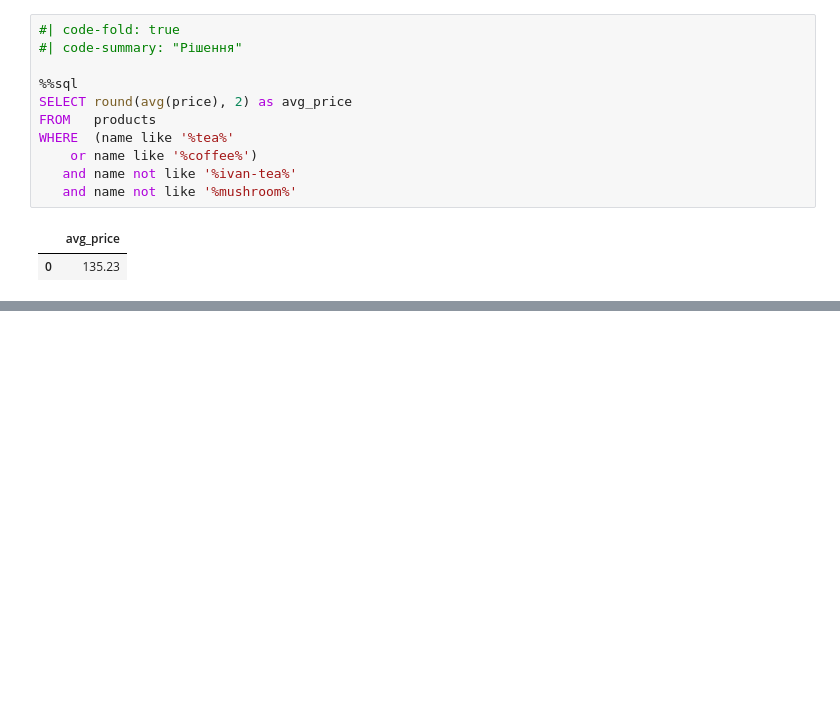
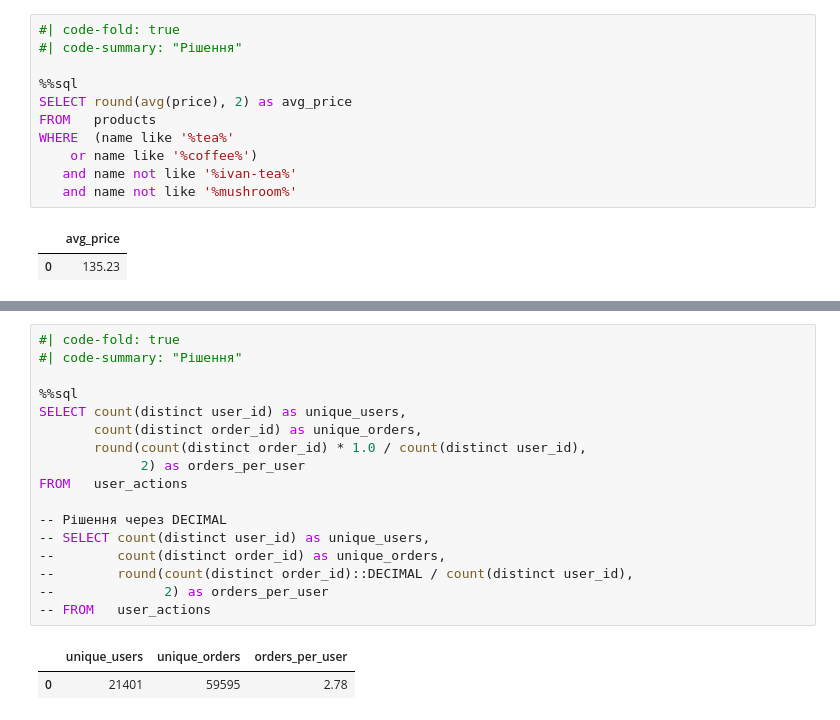
Before and after one commit to Aranaur/py4ds, a Jupyter notebook: sql_agg.ipynb, the cells around one changed output, grey strips where cells are left out. Drawn from its saved outputs; the diff is of its cells as text; blank space fills up the shorter version.

```diff
--- a/sql_agg.ipynb
+++ b/sql_agg.ipynb
@@ -650,0 +770,20 @@ WHERE  (name like '%tea%'
+# %%
+#| code-fold: true
+#| code-summary: "Рішення"
+
+%%sql
+SELECT count(distinct user_id) as unique_users,
+       count(distinct order_id) as unique_orders,
+       round(count(distinct order_id) * 1.0 / count(distinct user_id),
+             2) as orders_per_user
+FROM   user_actions
+
+-- Рішення через DECIMAL
+-- SELECT count(distinct user_id) as unique_users,
+--        count(distinct order_id) as unique_orders,
+--        round(count(distinct order_id)::DECIMAL / count(distinct user_id),
+--              2) as orders_per_user
+-- FROM   user_actions
+# %% [output]
+|  | unique_users | unique_orders | orders_per_user |
+| 0 | 21401 | 59595 | 2.78 |
```
Also changed, not shown: parts of 13 cells of this notebook, 2 other files.
